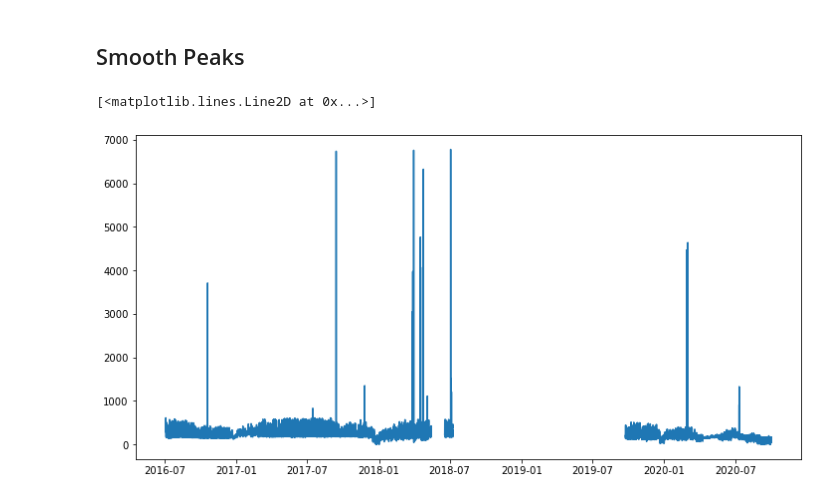
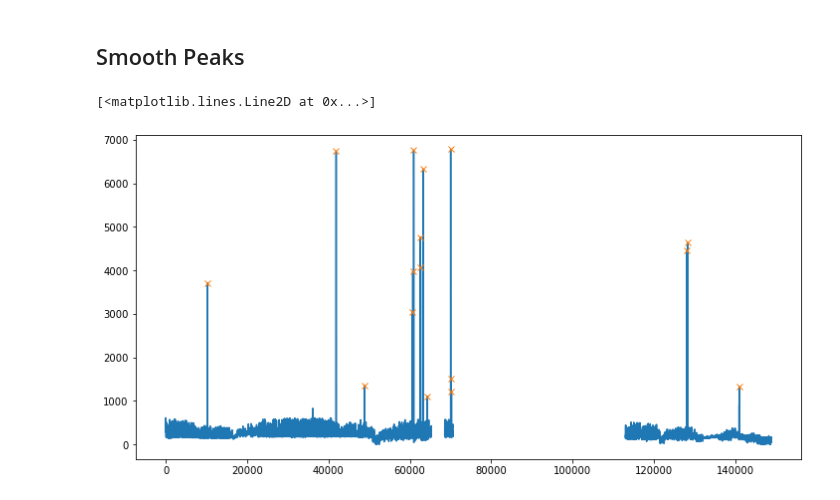
Before and after one commit to ethanp33/ADS2002-Solar-Farm, a Jupyter notebook: Hai/solar_farm.ipynb, the cells around one changed output. Cells and saved outputs as stored; diff of their text form; code cells hidden in the pictures.

Commit message:
peak update

```diff
--- a/Hai/solar_farm.ipynb
+++ b/Hai/solar_farm.ipynb
@@ -46,6 +47,8 @@ from scipy.signal import find_peaks
 # %%
 fig, ax = plt.subplots(figsize=(12,6))
-plt.plot(demand_df['Date'], demand_df['Building0'], label='Original Height')
+peaks, _ = find_peaks(demand_df['Building0'], height=1000)
+plt.plot(demand_df['Building0'])
+plt.plot(peaks, demand_df['Building0'][peaks], "x")
 # %% [output]
 [<matplotlib.lines.Line2D at 0x...>]
-[figure, old version]
+[figure, new version]
```
Also changed, not shown: parts of 6 cells of this notebook.
